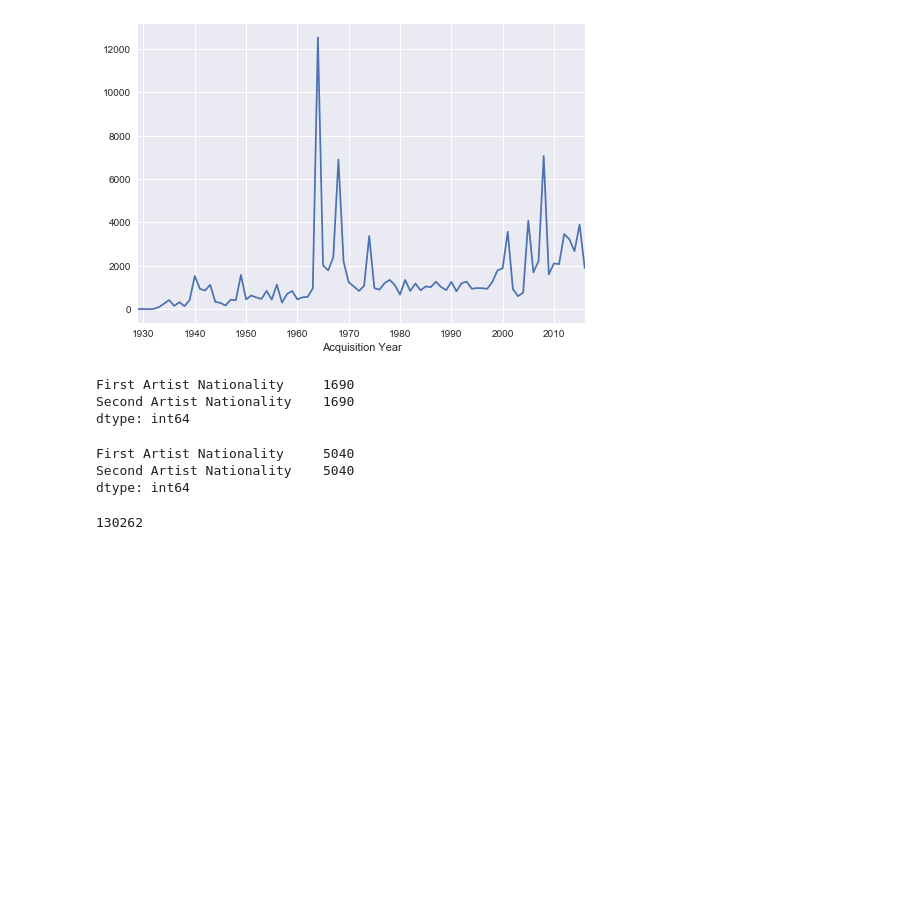
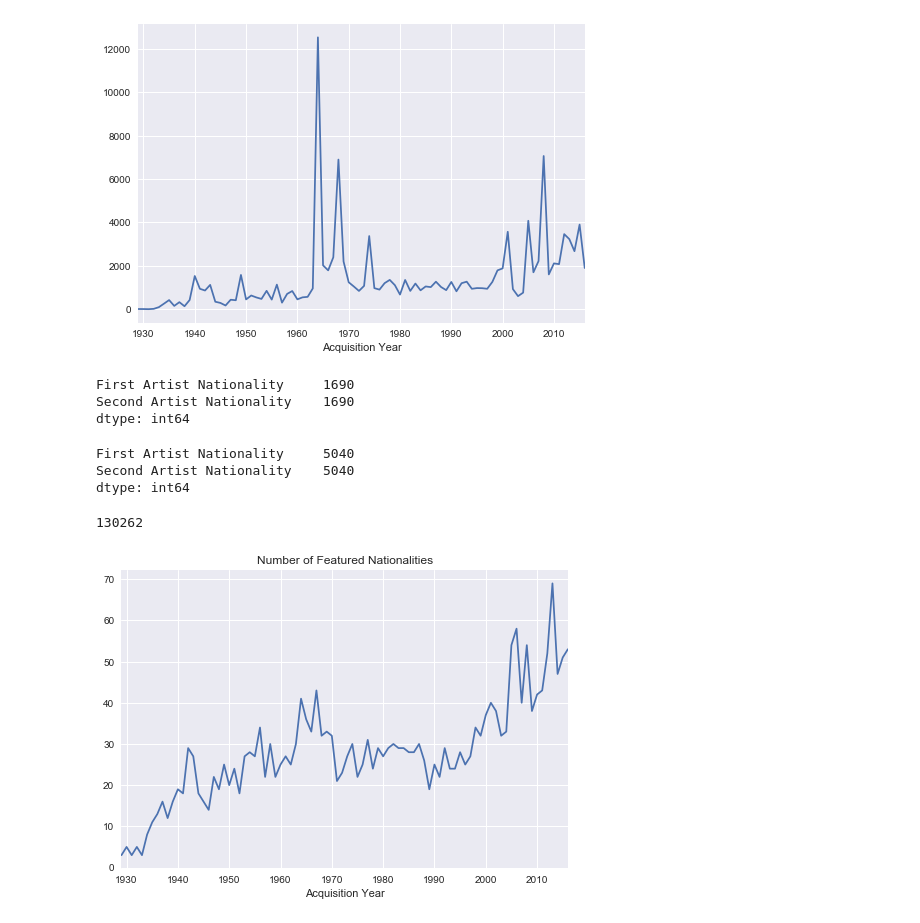
Before and after one commit to chloechsu/moma, a Jupyter notebook: Artist Nationality Heatmap Preprocessing.ipynb, the cells around one changed output. Saved outputs shown, nothing was run; the diff lists cells and outputs as text; code cells hidden in the pictures; blank space fills up the shorter version.

Commit message:
plot increasing diversity of nationality

```diff
--- a/Artist Nationality Heatmap Preprocessing.ipynb
+++ b/Artist Nationality Heatmap Preprocessing.ipynb
@@ -75,3 +75,9 @@ nationalitycount = nationalitycount.replace(np.nan, 0).astype(int).drop(
     [-1,1216], level=0).drop('nationality unknown', level=1)
 # %%
 nationalitycount.to_csv('nationality_count.csv')
+# %%
+nationalitycount.unstack().count(axis=1).plot()
+plt.title('Number of Featured Nationalities')
+plt.show()
+# %% [output]
+[figure, added]
```
Also changed, not shown: parts of 1 cell of this notebook.
